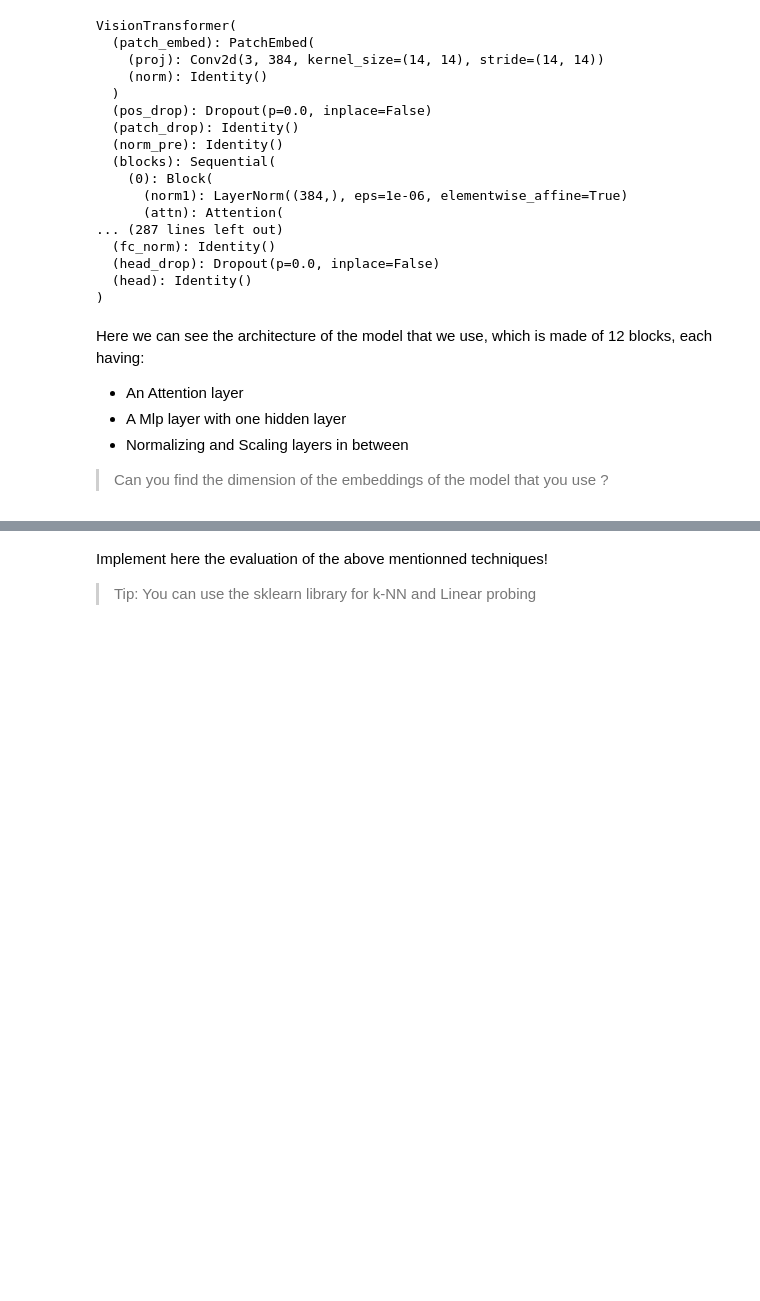
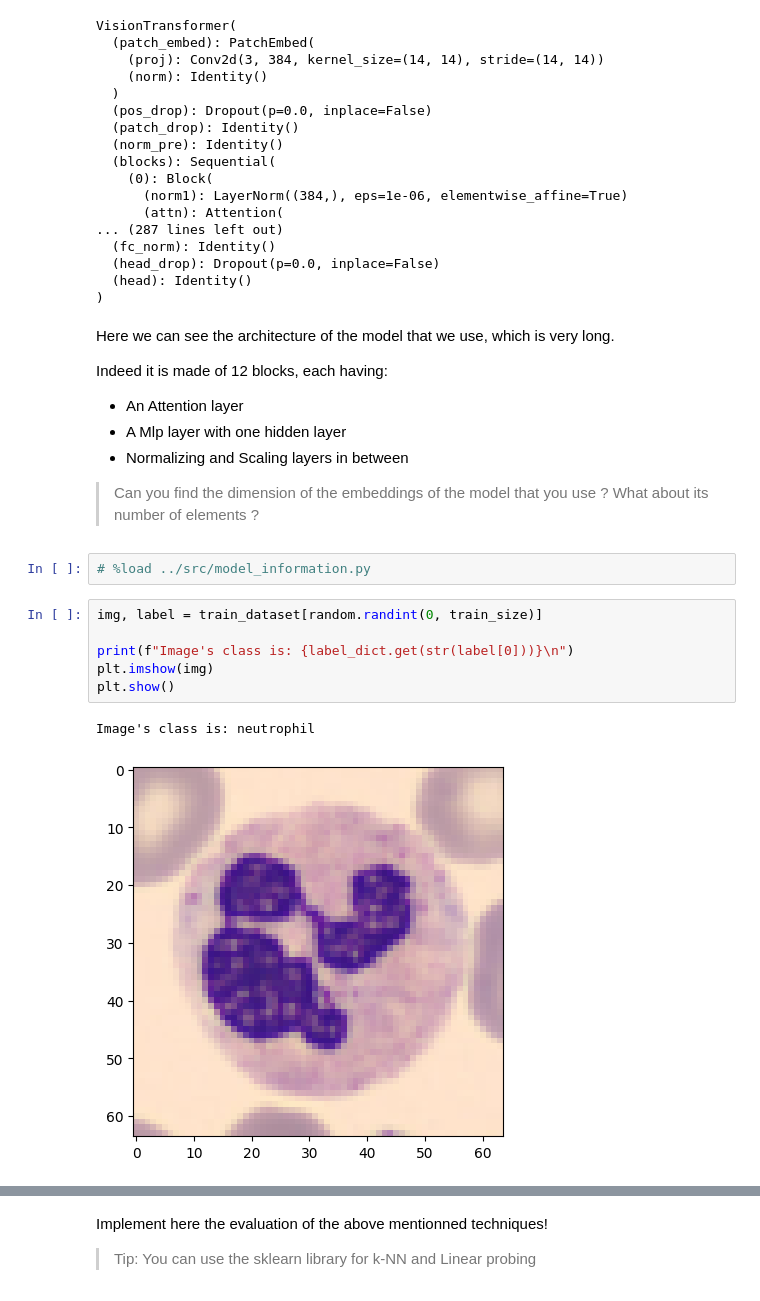
Before and after one commit to etienneguevel/heidelberg, a Jupyter notebook: notebooks/TD.ipynb, the cells around one changed output, grey strips where cells are left out. Drawn from its saved outputs; the diff is of its cells as text; blank space fills up the shorter version.

```diff
--- a/notebooks/TD.ipynb
+++ b/notebooks/TD.ipynb
@@ -386,9 +371,22 @@ VisionTransformer(
   (head): Identity()
 )
 # %% [markdown]
-Here we can see the architecture of the model that we use, which is made of 12 blocks, each having:
+Here we can see the architecture of the model that we use, which is very long.
+
+Indeed it is made of 12 blocks, each having:
 - An Attention layer
 - A Mlp layer with one hidden layer
 - Normalizing and Scaling layers in between
 
-> Can you find the dimension of the embeddings of the model that you use ?
+> Can you find the dimension of the embeddings of the model that you use ? What about its number of elements ?
+# %%
+# %load ../src/model_information.py
+# %%
+img, label = train_dataset[random.randint(0, train_size)]
+
+print(f"Image's class is: {label_dict.get(str(label[0]))}\n")
+plt.imshow(img)
+plt.show()
+# %% [output]
+Image's class is: neutrophil
+[figure, added]
```
Also changed, not shown: parts of 36 cells of this notebook, 3 other files.
